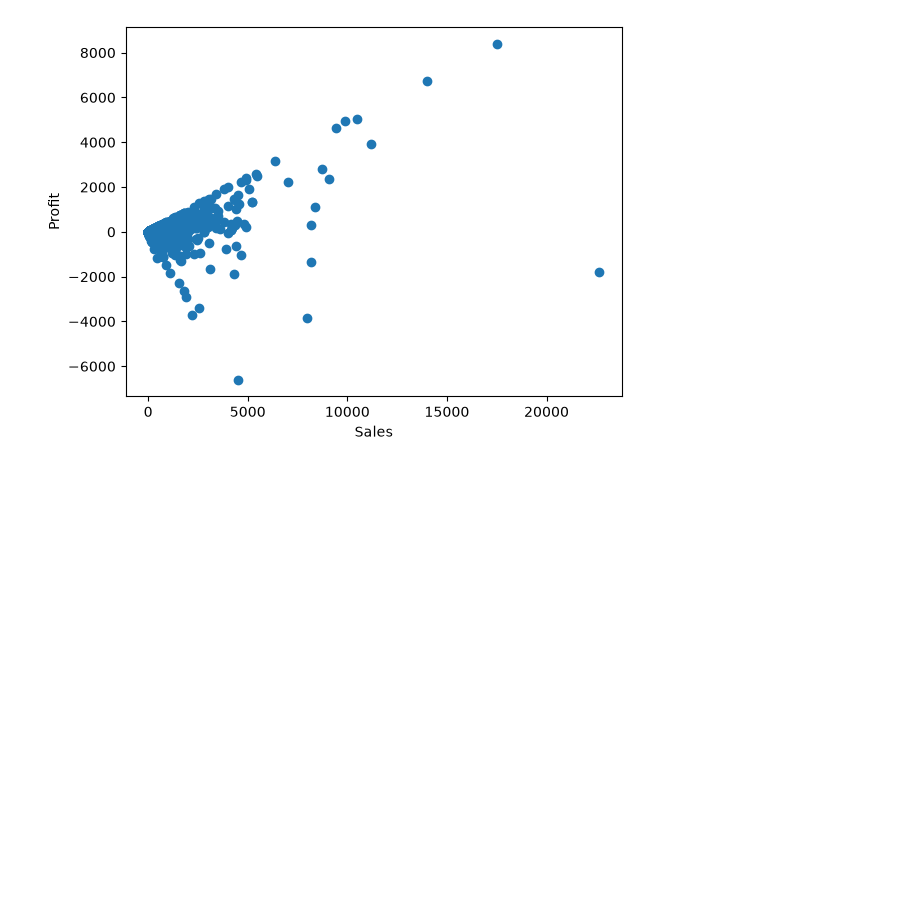
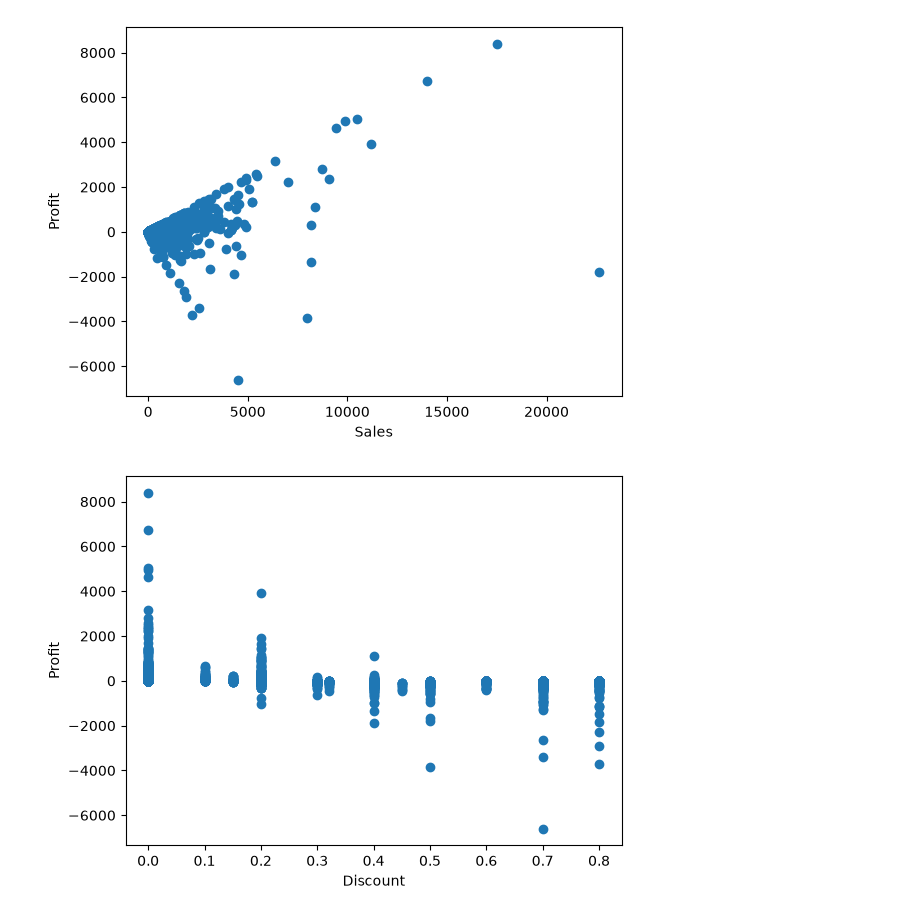
Before and after one commit to mdraihanmostafa746-coder/Superstore-Sales-Analysis, a Jupyter notebook: notebooks/superstore_sales_analysis.ipynb, the cells around one changed output. Saved outputs shown, nothing was run; the diff lists cells and outputs as text; code cells hidden in the pictures; blank space fills up the shorter version.

```diff
--- a/notebooks/superstore_sales_analysis.ipynb
+++ b/notebooks/superstore_sales_analysis.ipynb
@@ -425,3 +425,10 @@ plt.ylabel('Profit')
 plt.show()
 # %% [output]
 [figure]
+# %%
+plt.scatter(df['Discount'], df['Profit'])
+plt.xlabel('Discount')
+plt.ylabel('Profit')
+plt.show()
+# %% [output]
+[figure, added]
```
Also changed, not shown: parts of 5 cells of this notebook, 5 other files.
